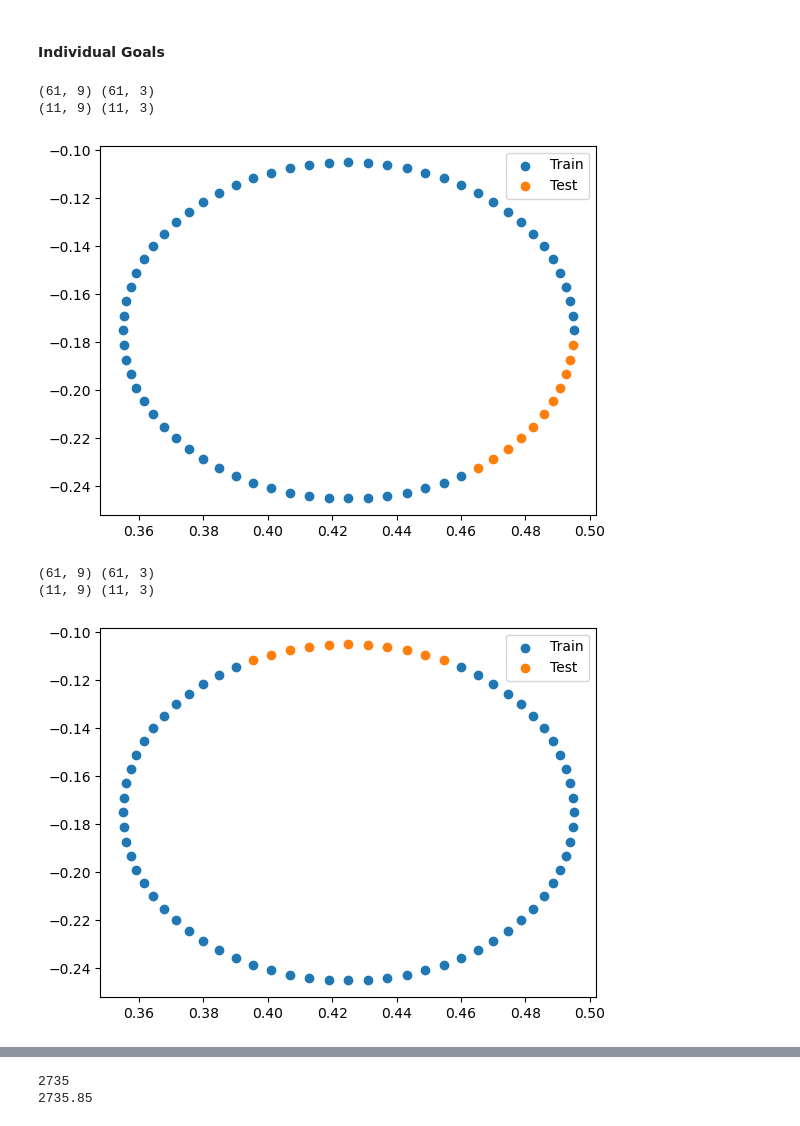
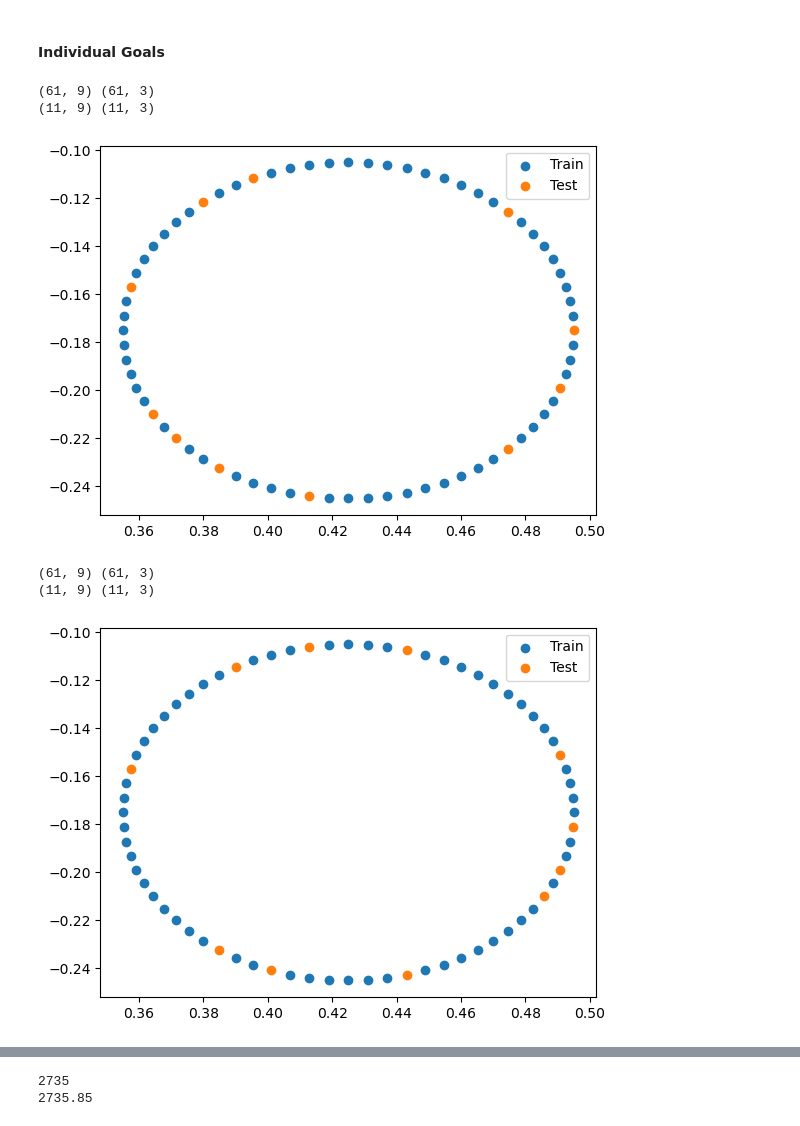
Before and after one commit to arash-mehrabi-z/dnfc-torobo, a Jupyter notebook: feedback_controller/fbc/neural_network/data.ipynb, the cells around one changed output, grey strips where cells are left out. Drawn from its saved outputs; the diff is of its cells as text; code cells hidden in the pictures.

Commit message:
Add data interpolation section

```diff
--- a/feedback_controller/fbc/neural_network/data.ipynb
+++ b/feedback_controller/fbc/neural_network/data.ipynb
@@ -142,8 +142,8 @@ def save_file(array, path):
         np.save(f, array)
 # %%
 ratio = 0.85
-# train_data, test_data = split_data_interp(trajectories, ratio)
-train_data, test_data = split_data_extrap(trajectories, ratio)
+train_data, test_data = split_data_interp(trajectories, ratio)
+# train_data, test_data = split_data_extrap(trajectories, ratio)
 # train_data, test_data = split_data_even(trajectories)
 
 # Check the shapes
@@ -327,17 +328,17 @@ def visualize_test_train(goal_train, goal_test, file_path):
 # %%
 goal_1_train = coords_train[:, :3]
 goal_1_test = coords_test[:, :3]
 print(coords_train.shape, goal_1_train.shape)
 print(coords_test.shape, goal_1_test.shape)
 
-dir_path = os.path.join(ds_root_dir, f"analysis_{ratio}_extrap")
+dir_path = os.path.join(ds_root_dir, f"analysis_{ratio}_interp")
 file_path = os.path.join(dir_path, "goal_1.png")
 
 visualize_test_train(goal_1_train, goal_1_test, file_path)
 # %% [output]
 (61, 9) (61, 3)
 (11, 9) (11, 3)
-[figure, old version]
+[figure, new version]
 # %%
 goal_1_train = coords_train[:, 3:6]
 goal_1_test = coords_test[:, 3:6]
@@ -350,7 +351,7 @@ visualize_test_train(goal_1_train, goal_1_test, file_path)
 # %% [output]
 (61, 9) (61, 3)
 (11, 9) (11, 3)
-[figure, old version]
+[figure, new version]
 # %%
 goal_1_train = coords_train[:, 6:9]
 goal_1_test = coords_test[:, 6:9]
```
Also changed, not shown: parts of 9 cells of this notebook, 1 other file.
